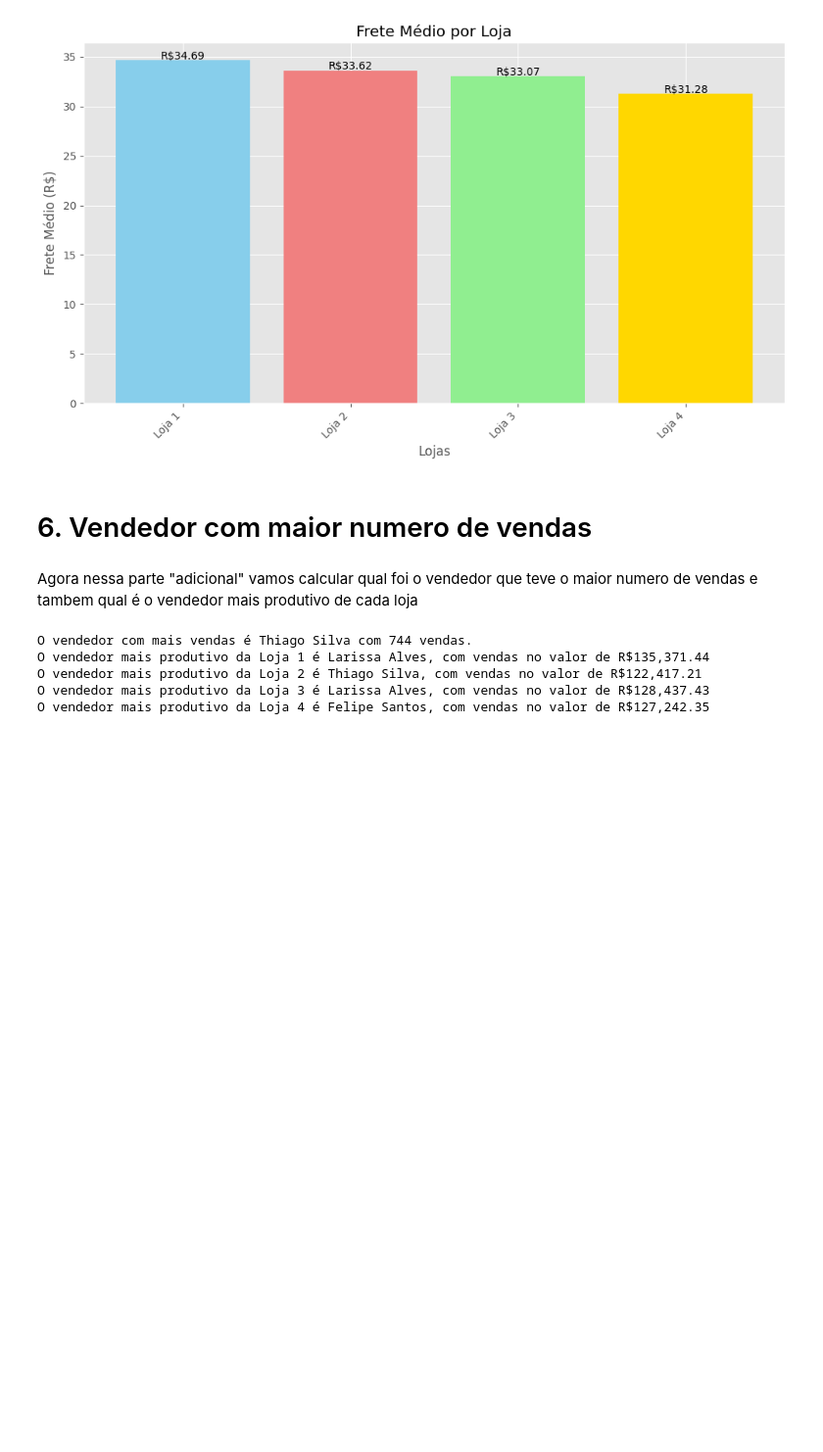
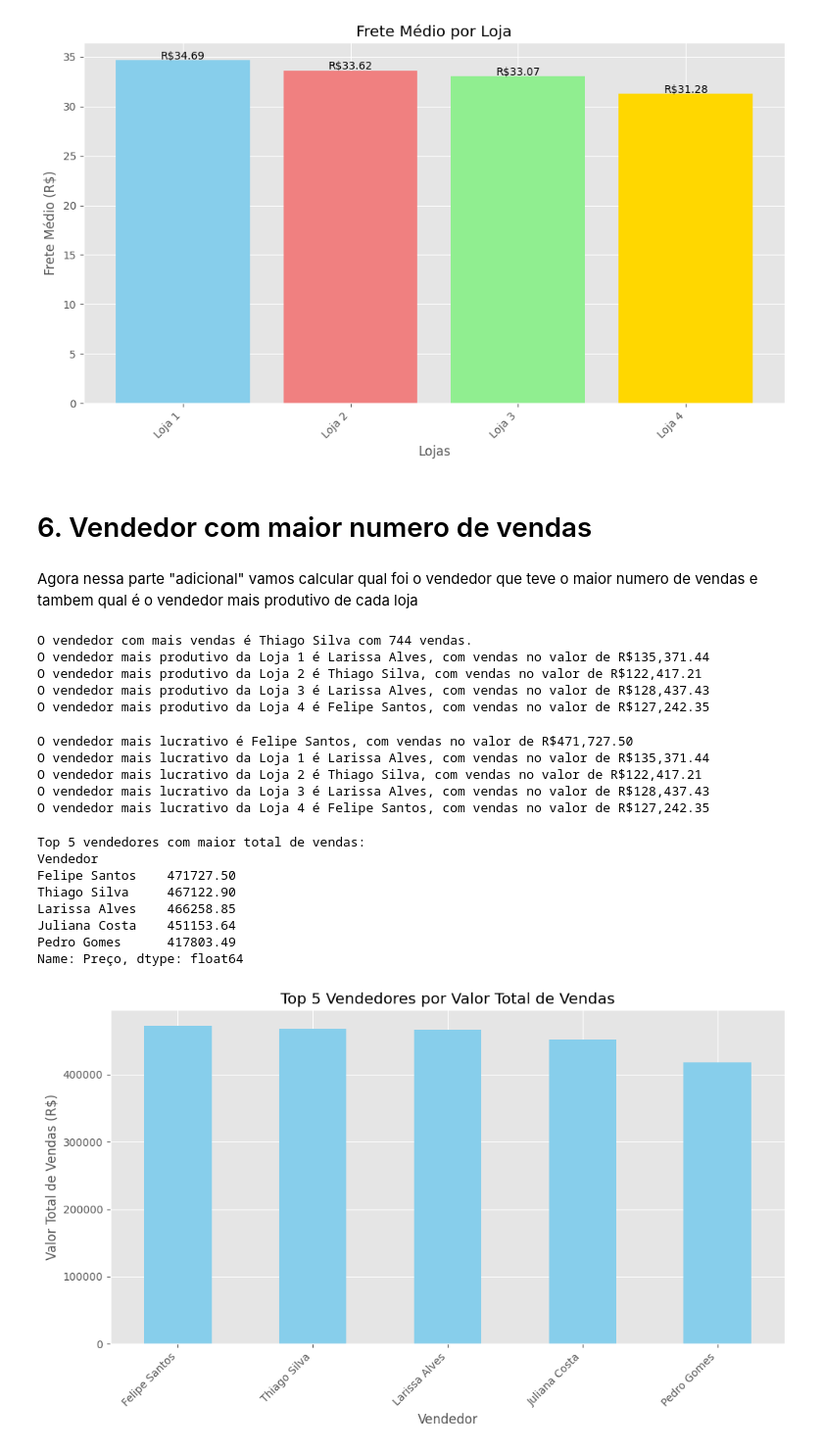
Before and after one commit to Matheusisa/AluraStore_Desafio, a Jupyter notebook: AluraStoreBr.ipynb, the cells around one changed output. Shown at 98% size. Saved outputs shown, nothing was run; the diff lists cells and outputs as text; code cells hidden in the pictures; blank space fills up the shorter version.

```diff
--- a/AluraStoreBr.ipynb
+++ b/AluraStoreBr.ipynb
@@ -565,3 +564,63 @@ O vendedor mais produtivo da Loja 1 é Larissa Alves, com vendas no valor de R$1
 O vendedor mais produtivo da Loja 2 é Thiago Silva, com vendas no valor de R$122,417.21
 O vendedor mais produtivo da Loja 3 é Larissa Alves, com vendas no valor de R$128,437.43
 O vendedor mais produtivo da Loja 4 é Felipe Santos, com vendas no valor de R$127,242.35
+# %%
+
+# Encontrando o vendedor que gerou mais dinheiro no geral
+vendas_por_vendedor = lojas_concatenadas.groupby('Vendedor')['Preço'].sum()
+vendedor_mais_lucrativo = vendas_por_vendedor.idxmax()
+valor_total_vendas = vendas_por_vendedor.max()
+
+print(f"\nO vendedor mais lucrativo é {vendedor_mais_lucrativo}, com vendas no valor de R${valor_total_vendas:,.2f}")
+
+# Encontrando o vendedor mais lucrativo em cada loja
+def vendedor_mais_lucrativo_por_loja(loja_df, nome_loja):
+    vendas_por_vendedor = loja_df.groupby('Vendedor')['Preço'].sum()
+    vendedor_mais_lucrativo = vendas_por_vendedor.idxmax()
+    valor_vendas = vendas_por_vendedor.max()
+    print(f"O vendedor mais lucrativo da {nome_loja} é {vendedor_mais_lucrativo}, com vendas no valor de R${valor_vendas:,.2f}")
+
+vendedor_mais_lucrativo_por_loja(loja, "Loja 1")
+vendedor_mais_lucrativo_por_loja(loja2, "Loja 2")
+vendedor_mais_lucrativo_por_loja(loja3, "Loja 3")
+vendedor_mais_lucrativo_por_loja(loja4, "Loja 4")
+# %% [output]
+O vendedor mais lucrativo é Felipe Santos, com vendas no valor de R$471,727.50
+O vendedor mais lucrativo da Loja 1 é Larissa Alves, com vendas no valor de R$135,371.44
+O vendedor mais lucrativo da Loja 2 é Thiago Silva, com vendas no valor de R$122,417.21
+O vendedor mais lucrativo da Loja 3 é Larissa Alves, com vendas no valor de R$128,437.43
+O vendedor mais lucrativo da Loja 4 é Felipe Santos, com vendas no valor de R$127,242.35
+# %%
+# agora quero calcular qual foi os top 5 vendedores que mais venderam, não somente uma analise loja a loja
+
+# Concatenando todos os DataFrames em um único DataFrame
+lojas_concatenadas = pd.concat([loja, loja2, loja3, loja4])
+
+# Agrupando por vendedor e somando o preço das vendas
+vendas_por_vendedor = lojas_concatenadas.groupby('Vendedor')['Preço'].sum()
+
+# Ordenando os vendedores pelo total de vendas em ordem decrescente e pegando os top 5
+top5_vendedores = vendas_por_vendedor.sort_values(ascending=False).head(5)
+
+print("Top 5 vendedores com maior total de vendas:")
+print(top5_vendedores)
+
+# Criando um gráfico de barras para visualizar o top 5 vendedores
+plt.figure(figsize=(10, 6))
+top5_vendedores.plot(kind='bar', color='skyblue')
+plt.title('Top 5 Vendedores por Valor Total de Vendas')
+plt.xlabel('Vendedor')
+plt.ylabel('Valor Total de Vendas (R$)')
+plt.xticks(rotation=45, ha='right')
+plt.tight_layout()
+plt.show()
+# %% [output]
+Top 5 vendedores com maior total de vendas:
+Vendedor
+Felipe Santos    471727.50
+Thiago Silva     467122.90
+Larissa Alves    466258.85
+Juliana Costa    451153.64
+Pedro Gomes      417803.49
+Name: Preço, dtype: float64
+[figure, added]
```
Also changed, not shown: parts of 1 cell of this notebook.
